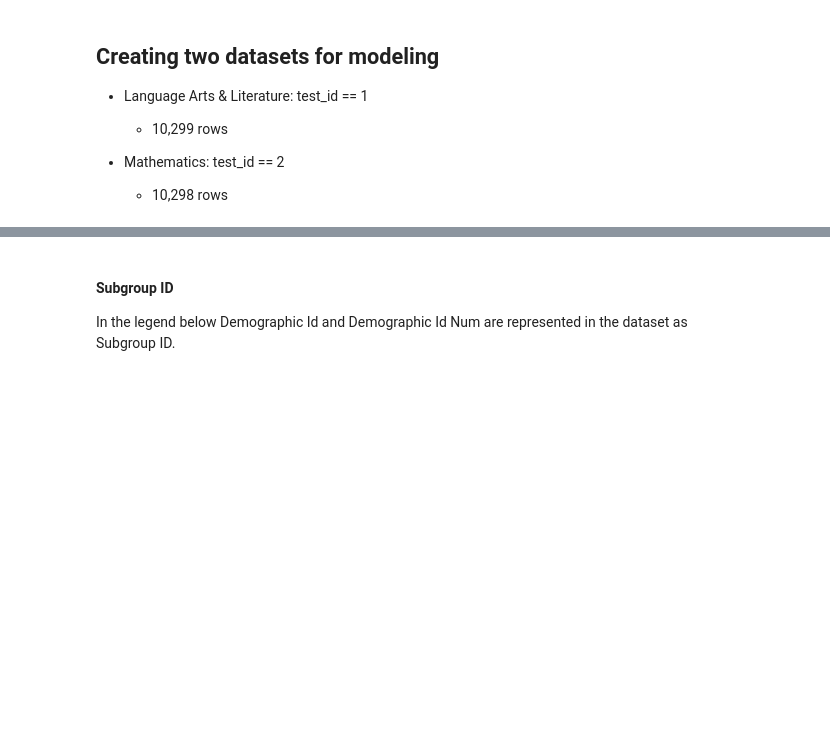
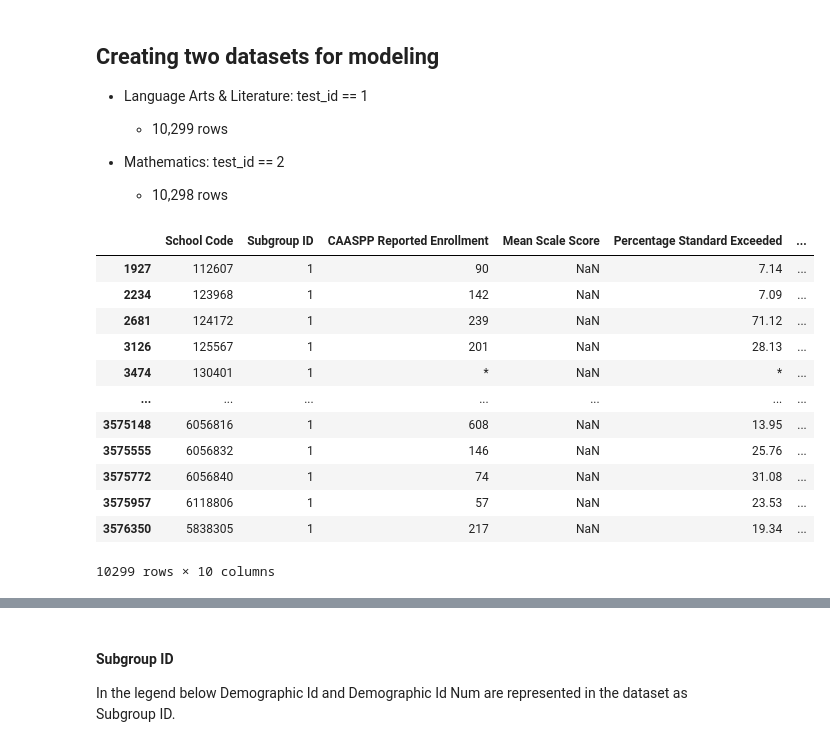
Before and after one commit to gabriellewald/springboard-coursework, a Jupyter notebook: education_project/Capstone2_education_project.ipynb, the cells around one changed output, grey strips where cells are left out. Saved outputs shown, nothing was run; the diff lists cells and outputs as text; code cells hidden in the pictures; blank space fills up the shorter version.

```diff
--- a/education_project/Capstone2_education_project.ipynb
+++ b/education_project/Capstone2_education_project.ipynb
@@ -110,9 +191,29 @@ df_test1 = all_students[all_students['Test Id'] == 1]
 # %%
+# Create df_test1 language arts & literature
+df_test1 = all_students[all_students['Test Id'] == 1]
+
 # drop columns with redundant information
-df_test1 = df_test1.drop(columns = ['Filler', 'Test Year', 'Test Type', 'County Code', 'District Code',
+df_language = df_test1.drop(columns = ['Filler', 'Test Year', 'Test Type', 'County Code', 'District Code',
                              'Area 1 Percentage Above Standard', 'Area 1 Percentage Near Standard',
                              'Area 1 Percentage Below Standard', 'Area 2 Percentage Above Standard',
                              'Area 2 Percentage Near Standard', 'Area 2 Percentage Below Standard',
                              'Area 3 Percentage Above Standard', 'Area 3 Percentage Near Standard',
                              'Area 3 Percentage Below Standard', 'Area 4 Percentage Above Standard',
-                             'Area 4 Percentage Near Standard', 'Area 4 Percentage Below Standard'])
+                             'Area 4 Percentage Near Standard', 'Area 4 Percentage Below Standard',
+                             'Total Tested At Entity Level', 'Total Tested with Scores', 'Grade',
+                             'Test Id', 'Students Tested'])
+df_language
+# %% [output]
+|  | School Code | Subgroup ID | CAASPP Reported Enrollment | Mean Scale Score | Percentage Standard Exceeded | ... |
+| 1927 | 112607 | 1 | 90 | NaN | 7.14 | ... |
+| 2234 | 123968 | 1 | 142 | NaN | 7.09 | ... |
+| 2681 | 124172 | 1 | 239 | NaN | 71.12 | ... |
+| 3126 | 125567 | 1 | 201 | NaN | 28.13 | ... |
+| 3474 | 130401 | 1 | * | NaN | * | ... |
+| ... | ... | ... | ... | ... | ... | ... |
+| 3575148 | 6056816 | 1 | 608 | NaN | 13.95 | ... |
+| 3575555 | 6056832 | 1 | 146 | NaN | 25.76 | ... |
+| 3575772 | 6056840 | 1 | 74 | NaN | 31.08 | ... |
+| 3575957 | 6118806 | 1 | 57 | NaN | 23.53 | ... |
+| 3576350 | 5838305 | 1 | 217 | NaN | 19.34 | ... |
+10299 rows × 10 columns
```
Also changed, not shown: parts of 52 cells of this notebook.
